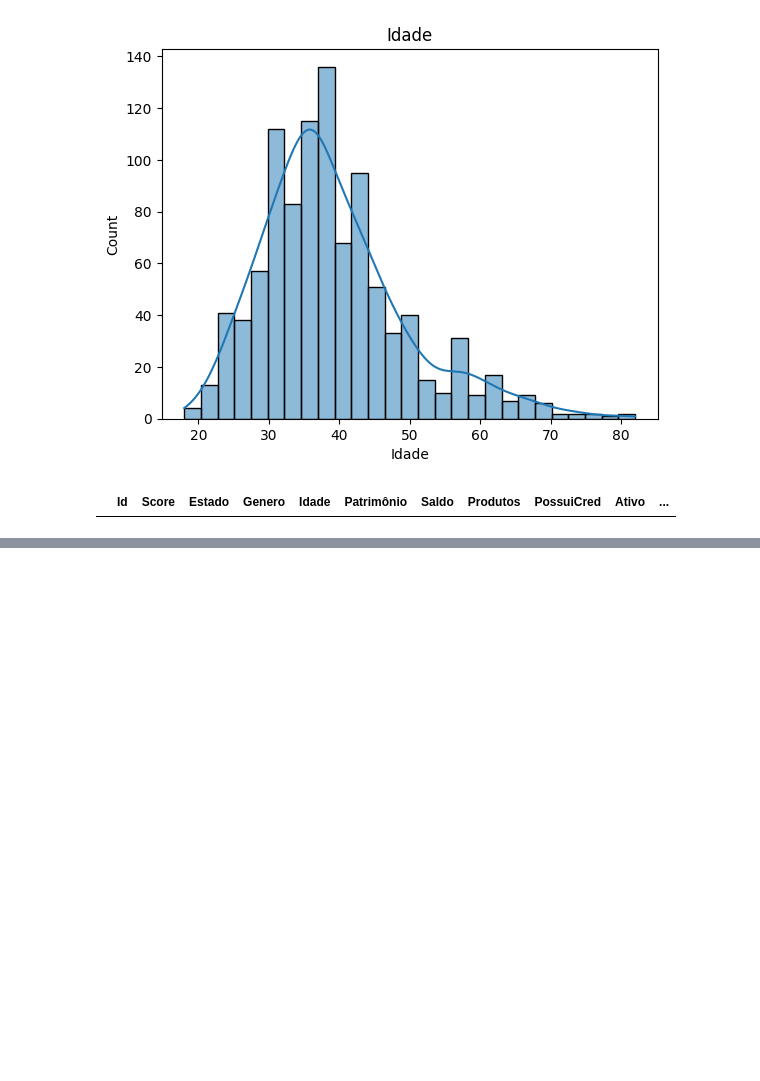
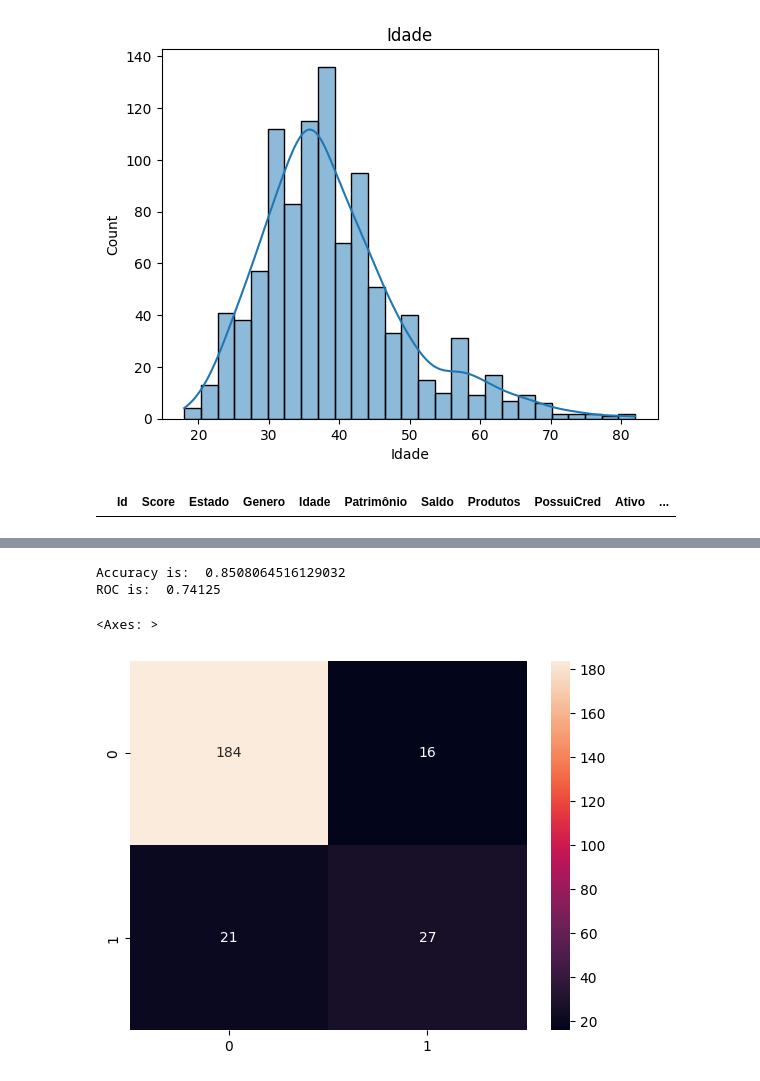
Before and after one commit to MarcosABP/Churn-Dataset, a Jupyter notebook: crashdata.ipynb, the cells around one changed output, grey strips where cells are left out. Cells and saved outputs as stored; diff of their text form; code cells hidden in the pictures; blank space fills up the shorter version.

```diff
--- a/crashdata.ipynb
+++ b/crashdata.ipynb
@@ -237,0 +327,10 @@ data[data.duplicated(['Id'],keep=False)]
+# %%
+# Agora, para um cálculo mais preciso, iremos transformar as features categóricas em numéricas
+
+data['Genero'] = data['Genero'].astype('category')
+data['Genero'] = data['Genero'].cat.codes # F = 0, M =1
+
+data['Estado'] = data['Estado'].astype('category')
+data['Estado'] = data['Estado'].cat.codes # PR = 0, RS = 1, SC = 2
+
+data.head()
@@ -237,0 +344,8 @@ data[data.duplicated(['Id'],keep=False)]
+# %%
+# Normalizaremos todas as features numéricas relevantes
+
+numeric = ['Score','Idade','Patrimônio','Saldo','Produtos','Salario']
+
+scaler = StandardScaler()
+data[numeric] = scaler.fit_transform(data[numeric])
+data.head()
@@ -237,0 +359,53 @@ data[data.duplicated(['Id'],keep=False)]
+# %%
+from imblearn.over_sampling import SMOTE
+from sklearn.neighbors import KNeighborsClassifier as KNN
+from sklearn.feature_selection import SequentialFeatureSelector
+
+y = data.Saiu
+x = data.drop(['Id','Saiu'], axis=1)
+
+x_train, x_test, y_train, y_test = train_test_split(x, y, test_size=0.25, random_state=42)# 25% teste, 75% treino
+
+smote = SMOTE(random_state=42)
+#x_train, y_train = smote.fit_resample(x_train, y_train) #oversampling
+
+
+
+clf_rf = RandomForestClassifier(n_estimators= 150,criterion='gini', max_depth= 10, min_samples_leaf = 1, min_samples_split = 2)
+
+
+
+sfs = SequentialFeatureSelector(clf_rf, n_features_to_select=5, direction='forward') # selecionando as 5 melhores features
+x_train, y_train = smote.fit_resample(x_train, y_train)
+sfs.fit(x_train, y_train)
+
+selected_features = sfs.get_support(indices=True)
+
+x_train_s = sfs.transform(x_train)
+x_test_s = sfs.transform(x_test)
+
+
+# DecisionTreeClassifier RandomForestClassifier LogisticRegression KNN SVC
+
+clr_rf = clf_rf.fit(x_train,y_train)
+
+ac = accuracy_score(y_test,clf_rf.predict(x_test))
+auc = roc_auc_score(y_test,clf_rf.predict(x_test))
+
+print('Accuracy is: ',ac)
+print('ROC is: ',auc)
+
+cm = confusion_matrix(y_test,clf_rf.predict(x_test))
+sns.heatmap(cm,annot=True,fmt="d")
+
+# Accuracy is:  0.8508064516129032
+# ROC is:  0.74125
+
+#clf_rf = RandomForestClassifier(n_estimators= 150,criterion='gini', max_depth= 10,min_samples_leaf =1,min_samples_split = 2)
+# Accuracy is:  0.8548387096774194
+# ROC is:  0.7595833333333333
+# %% [output]
+Accuracy is:  0.8508064516129032
+ROC is:  0.74125
+<Axes: >
+[figure, added]
```
Also changed, not shown: parts of 21 cells of this notebook.
